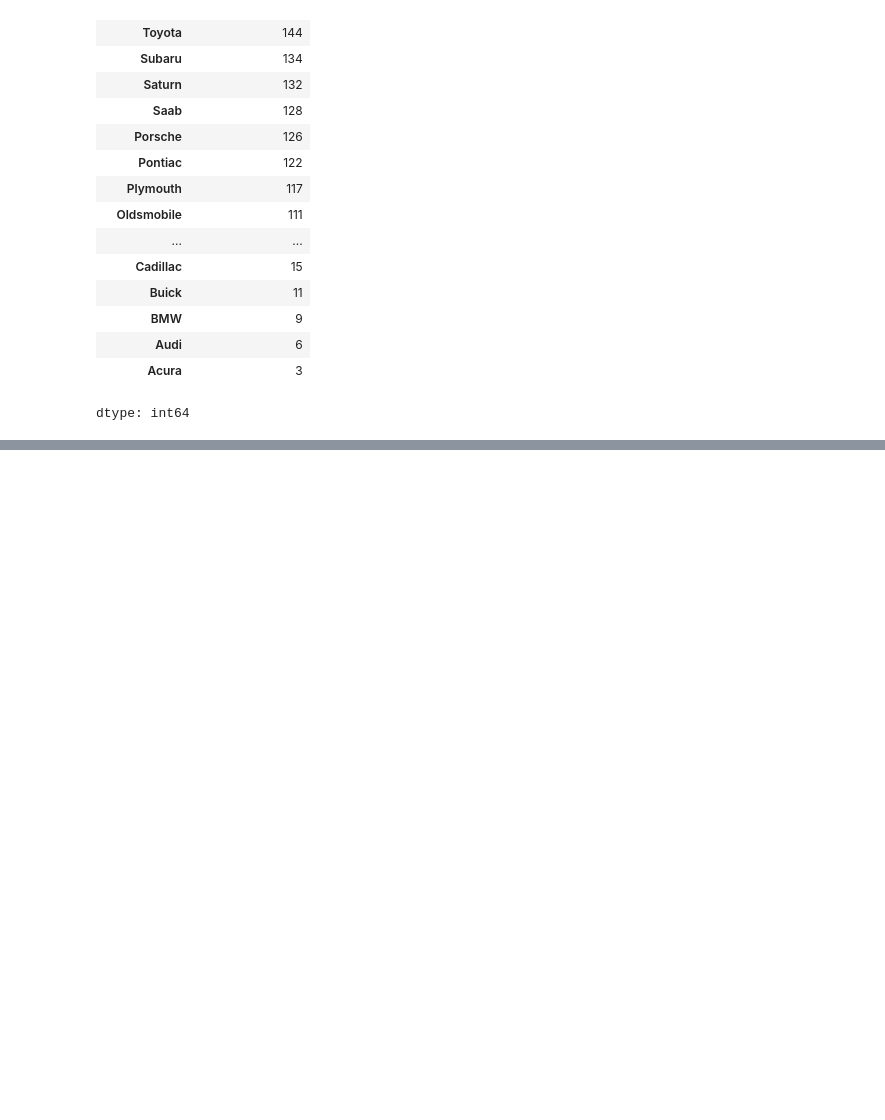
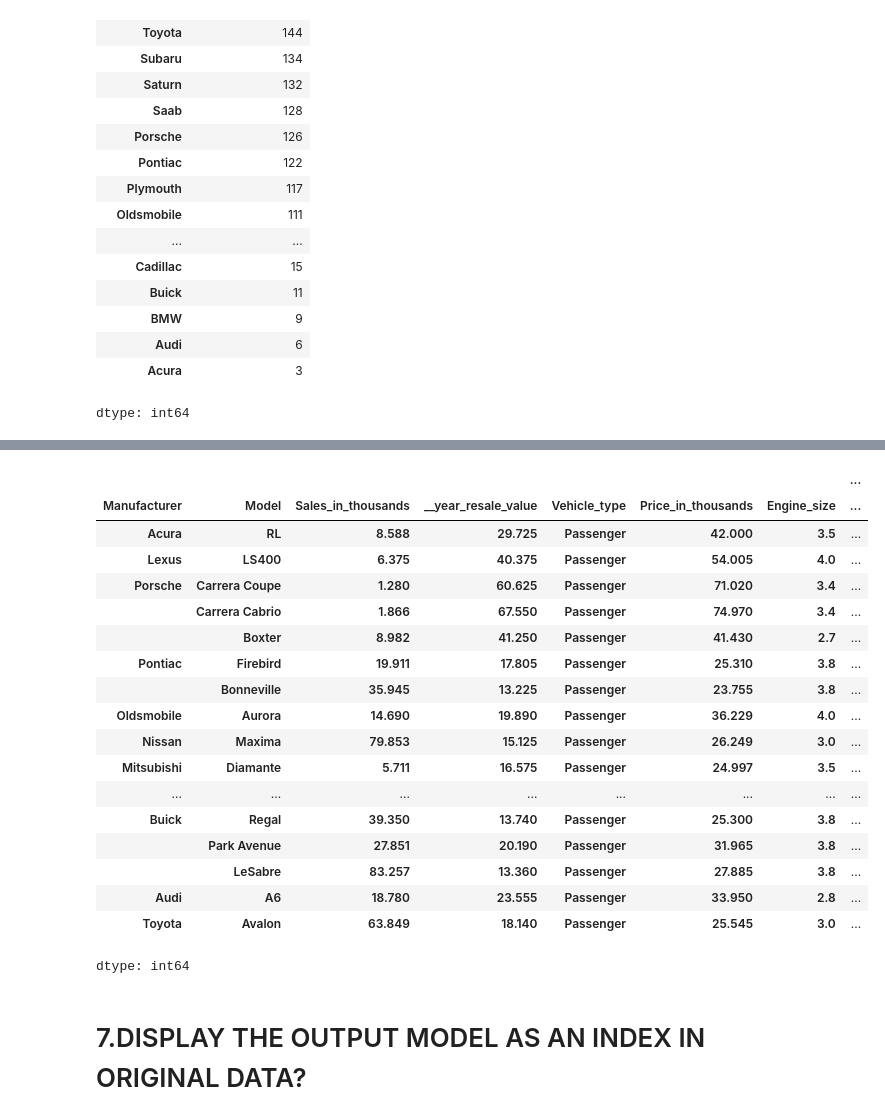
Before and after one commit to SIVASHANKARI04/Car-Sales-and-Performance-Analysis-Trends-and-insights, a Jupyter notebook: car_sales.ipynb, the cells around one changed output, grey strips where cells are left out. Saved outputs shown, nothing was run; the diff lists cells and outputs as text; code cells hidden in the pictures; blank space fills up the shorter version.

```diff
--- a/car_sales.ipynb
+++ b/car_sales.ipynb
@@ -146,0 +155,24 @@ dtype: int64
+# %%
+df[(df["Horsepower"].between(200,300)) & (df["Vehicle_type"]=="Passenger")].value_counts()
+# %% [output]
+|  |  |  |  |  |  |  | ... |
+| Manufacturer | Model | Sales_in_thousands | __year_resale_value | Vehicle_type | Price_in_thousands | Engine_size | ... |
+| Acura | RL | 8.588 | 29.725 | Passenger | 42.000 | 3.5 | ... |
+| Lexus | LS400 | 6.375 | 40.375 | Passenger | 54.005 | 4.0 | ... |
+| Porsche | Carrera Coupe | 1.280 | 60.625 | Passenger | 71.020 | 3.4 | ... |
+|  | Carrera Cabrio | 1.866 | 67.550 | Passenger | 74.970 | 3.4 | ... |
+|  | Boxter | 8.982 | 41.250 | Passenger | 41.430 | 2.7 | ... |
+| Pontiac | Firebird | 19.911 | 17.805 | Passenger | 25.310 | 3.8 | ... |
+|  | Bonneville | 35.945 | 13.225 | Passenger | 23.755 | 3.8 | ... |
+| Oldsmobile | Aurora | 14.690 | 19.890 | Passenger | 36.229 | 4.0 | ... |
+| Nissan | Maxima | 79.853 | 15.125 | Passenger | 26.249 | 3.0 | ... |
+| Mitsubishi | Diamante | 5.711 | 16.575 | Passenger | 24.997 | 3.5 | ... |
+| ... | ... | ... | ... | ... | ... | ... | ... |
+| Buick | Regal | 39.350 | 13.740 | Passenger | 25.300 | 3.8 | ... |
+|  | Park Avenue | 27.851 | 20.190 | Passenger | 31.965 | 3.8 | ... |
+|  | LeSabre | 83.257 | 13.360 | Passenger | 27.885 | 3.8 | ... |
+| Audi | A6 | 18.780 | 23.555 | Passenger | 33.950 | 2.8 | ... |
+| Toyota | Avalon | 63.849 | 18.140 | Passenger | 25.545 | 3.0 | ... |
+dtype: int64
+# %% [markdown]
+# 7.DISPLAY THE OUTPUT MODEL AS AN INDEX IN ORIGINAL DATA?
```
Also changed, not shown: parts of 12 cells of this notebook.
